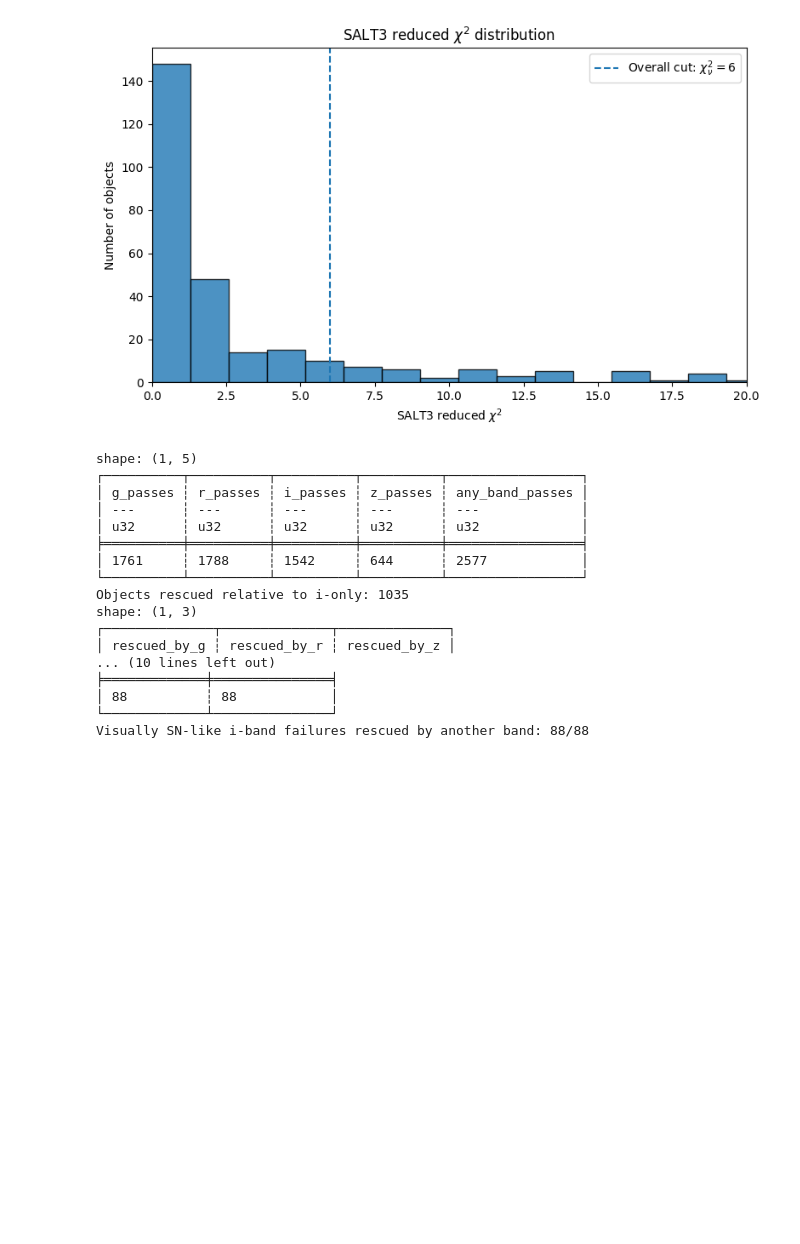
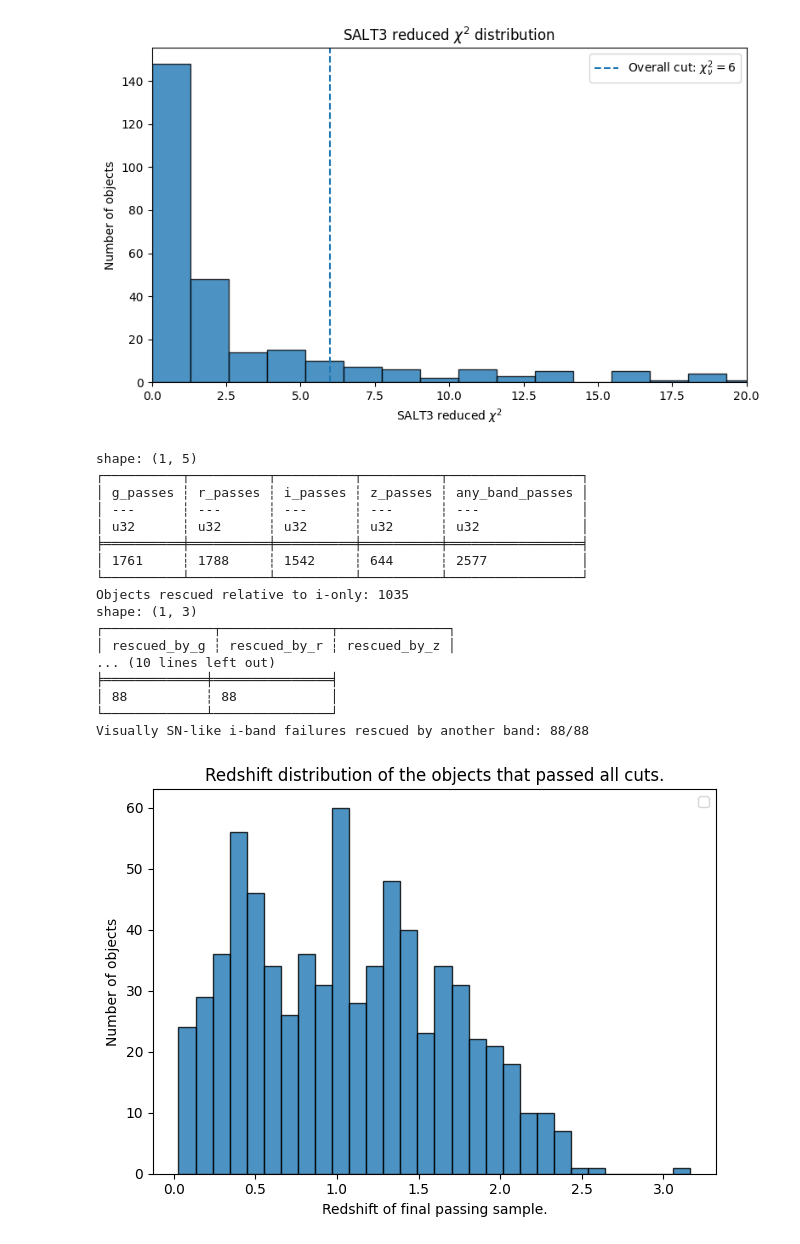
Before and after one commit to Webd0g/Honours_Project, a Jupyter notebook: notebooks/draft_scripts_and_small_scripts.ipynb, the cells around one changed output. Cells and saved outputs as stored; diff of their text form; code cells hidden in the pictures; blank space fills up the shorter version.

Commit message:
made some small changes to the generation of the plots for the fianl samples objects and added in the spectro objects and made them look nice

```diff
--- a/notebooks/draft_scripts_and_small_scripts.ipynb
+++ b/notebooks/draft_scripts_and_small_scripts.ipynb
@@ -619,13 +683,17 @@ Extragalactic candidates that failed the cuts: 307
 
 from pathlib import Path
 
-image_dir = Path("/home/riley/Documents/University/Honours/Honours_Project/images/SN_Ia_lightcurves/passed_rate_of_rise_cuts_results")
+image_dir = Path(
+    "/home/riley/Documents/University/Honours/Honours_Project/images/SN_Ia_lightcurves/passed_rate_of_rise_cuts_results"
+)
 genuine_dir = image_dir / "Probable_Sn_Ia"
 false_positive_dir = image_dir / "False_positives"
 genuine_dir.mkdir(exist_ok=True)
 false_positive_dir.mkdir(exist_ok=True)
 
-markdown_path = Path("/home/riley/Documents/University/Honours/Honours_Project/data/Rate_of_rise_cuts/Honours_Project/SN_Ia_Rise_Rate_Cut_Results_Tally.md")
+markdown_path = Path(
+    "/home/riley/Documents/University/Honours/Honours_Project/data/Rate_of_rise_cuts/Honours_Project/SN_Ia_Rise_Rate_Cut_Results_Tally.md"
+)
 
 # Parse genuine rising transient IDs from the markdown file
 genuine_ids = set()
@@ -2368,3 +2994,33 @@ shape: (1, 3)
 │ 88          ┆ 88            │
 └─────────────┴───────────────┘
 Visually SN-like i-band failures rescued by another band: 88/88
+# %%
+import polars as pl
+import matplotlib.pyplot as plt
+from pathlib import Path
+
+redshift_data = pl.read_csv(
+    Path.home()
+    / "Documents"
+    / "University"
+    / "Honours"
+    / "Honours_Project"
+    / "data"
+    / "salt_fitting"
+    / "with_z_results"
+    / "salt_fit_values.csv",
+    columns=["z_used"],
+    schema_overrides={"z_used": pl.Float64},
+)
+
+plt.hist(redshift_data, bins=30, edgecolor="black", alpha=0.8)
+
+plt.xlabel(r"Redshift of final passing sample.")
+plt.ylabel("Number of objects")
+plt.title(r"Redshift distribution of the objects that passed all cuts.")
+
+plt.legend()
+plt.tight_layout()
+plt.show()
+# %% [output]
+[figure, added]
```
Also changed, not shown: parts of 42 cells of this notebook.
